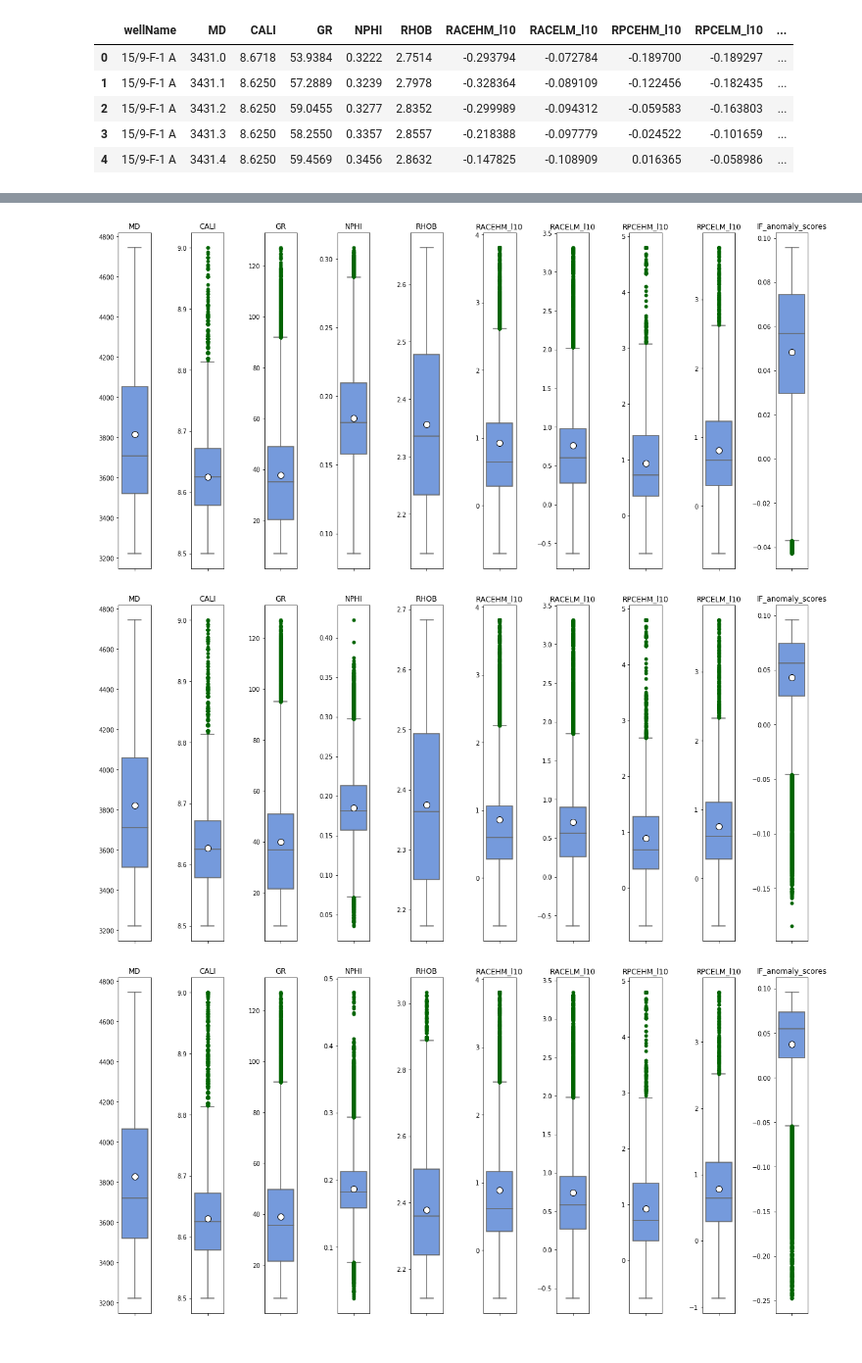
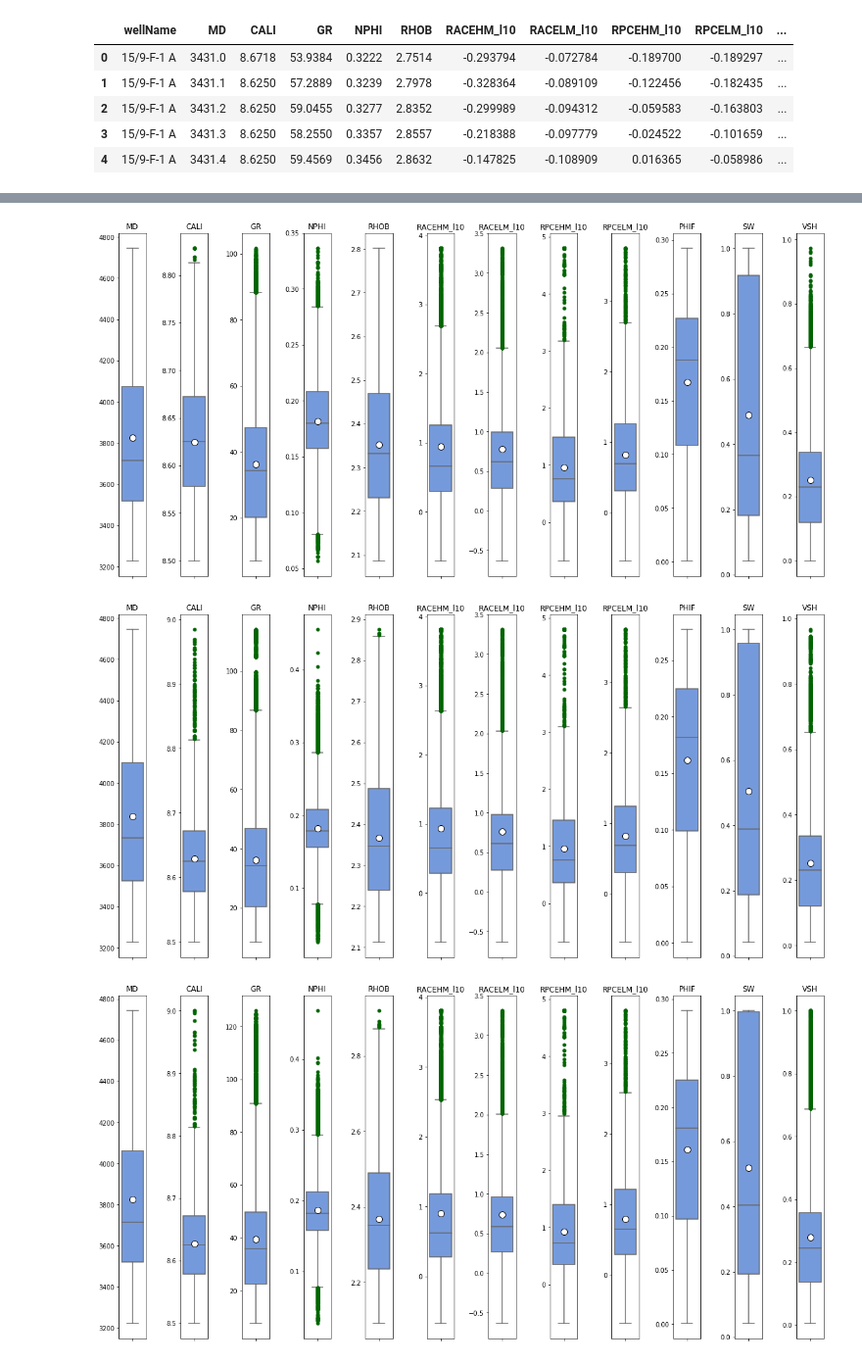
Before and after one commit to SPWLA-ORG/spwla2021_ml_workshop, a Jupyter notebook: Notebooks/1.3 - Outlier Detection.ipynb, the cells around one changed output, grey strips where cells are left out. Shown at 98% size. Drawn from its saved outputs; the diff is of its cells as text; code cells hidden in the pictures.

```diff
--- a/Notebooks/1.3 - Outlier Detection.ipynb
+++ b/Notebooks/1.3 - Outlier Detection.ipynb
@@ -163,7 +161,7 @@ from sklearn.ensemble import IsolationForest
 from sklearn.svm import OneClassSVM
 from sklearn.neighbors import LocalOutlierFactor
 
-anomaly_df = df[['wellName', 'MD', 'CALI', 'GR', 'NPHI', 'RHOB', 'RACEHM_l10', 'RACELM_l10', 'RPCEHM_l10', 'RPCELM_l10']].copy()
+anomaly_df = df[['wellName', 'MD', 'CALI', 'GR', 'NPHI', 'RHOB', 'RACEHM_l10', 'RACELM_l10', 'RPCEHM_l10', 'RPCELM_l10', 'PHIF', 'SW', 'VSH']].copy()
 anomaly_df.dropna(inplace=True)
 
 anomaly_inputs = ['NPHI', 'RHOB', 'CALI', 'GR']
@@ -200,7 +198,7 @@ for name in models.keys():
     print(f"Number of non anomalous values  {len(anomaly_df[anomaly_df[method]== 1])}")
     print(f'Total Number of Values: {len(anomaly_df)}')
 
-    g = sns.FacetGrid(anomaly_df, col=method, height=5, hue=method, hue_order=[1,-1])
+    g = sns.FacetGrid(anomaly_df, col=method, height=4, hue=method, hue_order=[1,-1])
     g.map(sns.scatterplot, 'NPHI', 'RHOB')
     g.fig.suptitle(f'Outlier Method: {name}', y=1.10, fontweight='bold')
 
@@ -228,16 +241,16 @@ Total Number of Values: 26607
 # %%
 for name in models.keys():
     mask = anomaly_df[f'{name}_anomaly'] != -1
     clean_df = anomaly_df[mask]
     inputs = list(anomaly_df.columns)
-    inputs = inputs[1:-5]
+    inputs = inputs[1:-6]
 
 #     print(f'Total Number of Samples: {len(clean_df)}')
     make_boxplot(clean_df, inputs)
 # %% [output]
-[figure, old version]
+[figure, new version]
-[figure, old version]
+[figure, new version]
-[figure, old version]
+[figure, new version]
 # %%
 for name in models.keys():
     print(f'Outlier Method: {name}')
```
Also changed, not shown: parts of 8 cells of this notebook, 5 other files.
